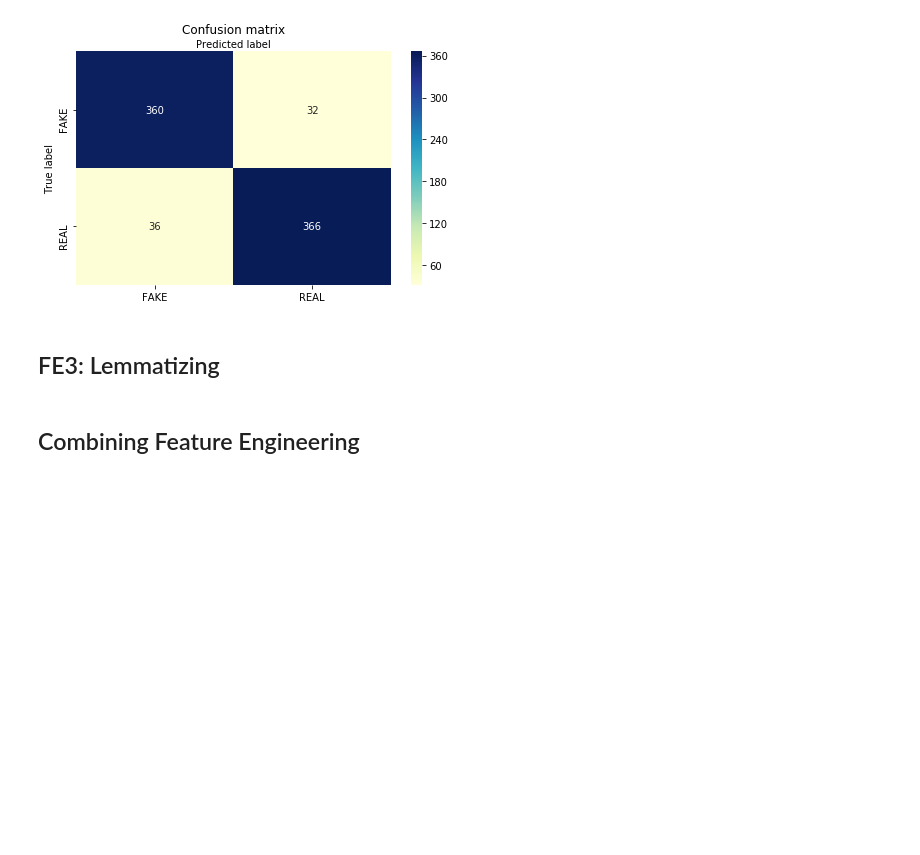
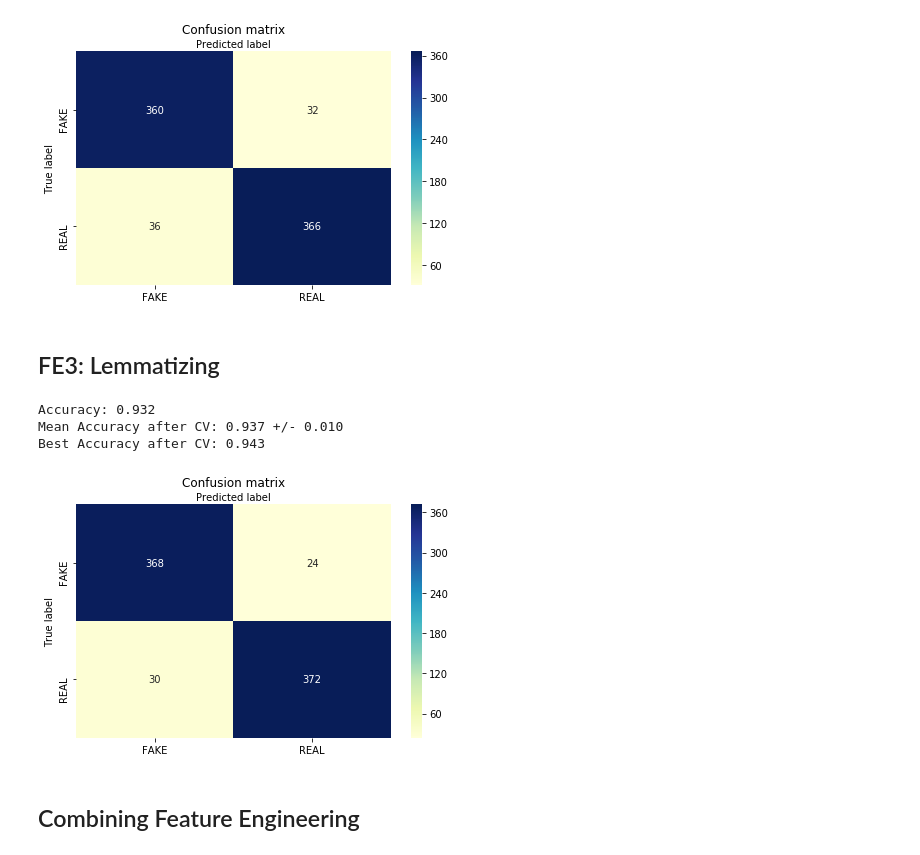
Before and after one commit to martinan92/NLP-FakeNews, a Jupyter notebook: First NLP Assignment (Martinez, Andrew).ipynb, the cells around one changed output. Saved outputs shown, nothing was run; the diff lists cells and outputs as text; code cells hidden in the pictures; blank space fills up the shorter version.

```diff
--- a/First NLP Assignment (Martinez, Andrew).ipynb
+++ b/First NLP Assignment (Martinez, Andrew).ipynb
@@ -174,7 +174,7 @@ def tune_model(df, model, vectorizer, param, target_var, independent_var,
         vectorizor. Returns an optimally tuned pipeline (both algorith and vectorizer)
         based on inputed parameters.
 
-        NOTE: Randomized Search can be implemented to reduce computation time
+        NOTE: Randomized Search can be implemented to reduce computation time.
         --------
     """
     df_new = df.copy()
@@ -182,8 +182,6 @@ def tune_model(df, model, vectorizer, param, target_var, independent_var,
 
     X = df_new.loc[:, independent_var]
     y = df_new.loc[:, target_var]
-    X_train, X_test, y_train, y_test = train_test_split(
-        X, y, test_size=size, random_state=seed)
     pipeline = Pipeline([vectorizer, model])
 
     # Toggle to run Grid Search or Randomized Search (to save on computation time)
@@ -194,7 +192,7 @@ def tune_model(df, model, vectorizer, param, target_var, independent_var,
         gsearch = RandomizedSearchCV(estimator=pipeline, param_distributions=param,
                                      scoring=metric, n_jobs=n_jobs, cv=kfolds, verbose=verbose)
 
-    gsearch.fit(X_train, y_train)
+    gsearch.fit(X, y)
     tuned_model = gsearch.best_estimator_
 
     if(verbose):
@@ -249,26 +247,31 @@ def run_full_iteration(df, model, vectorizer, target_var, independent_var, size,
     confusion_heat_map(y_test, pred, ['FAKE', 'REAL'])
 
 
-def csv_conversion(df, y, id_field, old_target_name):
+def csv_conversion(df, y, id_field, old_target_name, filename, verbose=True):
     """
-        Returns a pandas dataframe with the id_field and predicted values.
+        Returns a pandas dataframe with the id_field and predicted values. Saves
+        output as a CSV.
         --------
     """
     # Merge prediction with original data set to map with id
     raw_output = df.join(y)
     clean_output = raw_output.loc[:, [id_field, 0]]
     clean_output.columns = [id_field, old_target_name]
+    clean_output.to_csv(filename, index=False)
+
+    if(verbose):
+        clean_output.head()
     return clean_output
 
 
-def custom_stemmer(doc):
+def custom_stemmer(articles):
     """
         Returns a pandas dataframe with the id_field and predicted values.
         --------
     """
     stemmer = SnowballStemmer("english")
     analyzer = TfidfVectorizer(stop_words='english').build_analyzer()
-    return (stemmer.stem(w) for w in analyzer(doc))
+    return (stemmer.stem(w) for w in analyzer(articles))
 
 
 class LemmaTokenizer(object):
@@ -276,7 +279,6 @@ class LemmaTokenizer(object):
         Created Lemmatizer object that is pipeline compatible.
         --------
     """
-
     def __init__(self):
         self.wnl = WordNetLemmatizer()
 
@@ -436,10 +438,15 @@ Best Accuracy after CV: 0.943
 ## FE3: Lemmatizing
 # %%
 independent_var = 'text'
-fe3_vectorizer = TfidfVectorizer(stop_words='english', tokenizer=LemmaTokenizer())
+fe3_vectorizer = TfidfVectorizer(tokenizer=LemmaTokenizer())
 
 run_full_iteration(prepared_train_df, model, fe3_vectorizer,
                    target_var, independent_var, size, seed)
+# %% [output]
+Accuracy: 0.932
+Mean Accuracy after CV: 0.937 +/- 0.010
+Best Accuracy after CV: 0.943
+[figure, added]
 # %% [markdown]
 ## Combining Feature Engineering
 # %%
```
Also changed, not shown: parts of 4 cells of this notebook.
